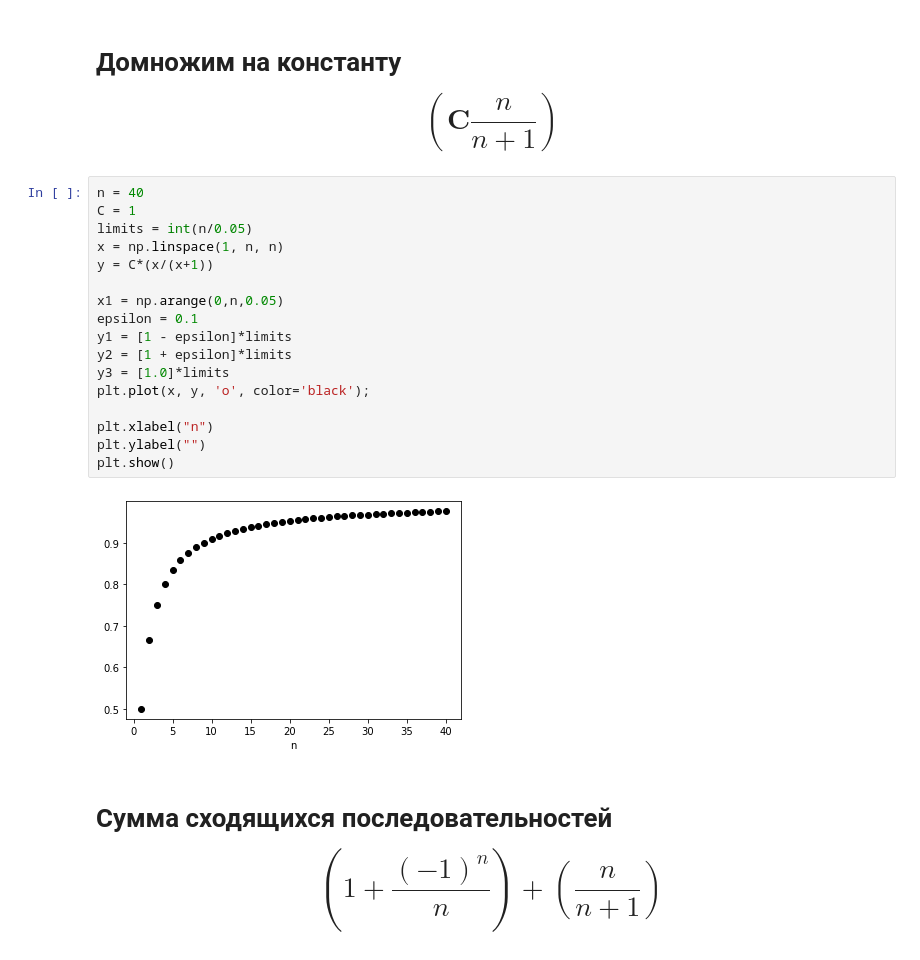
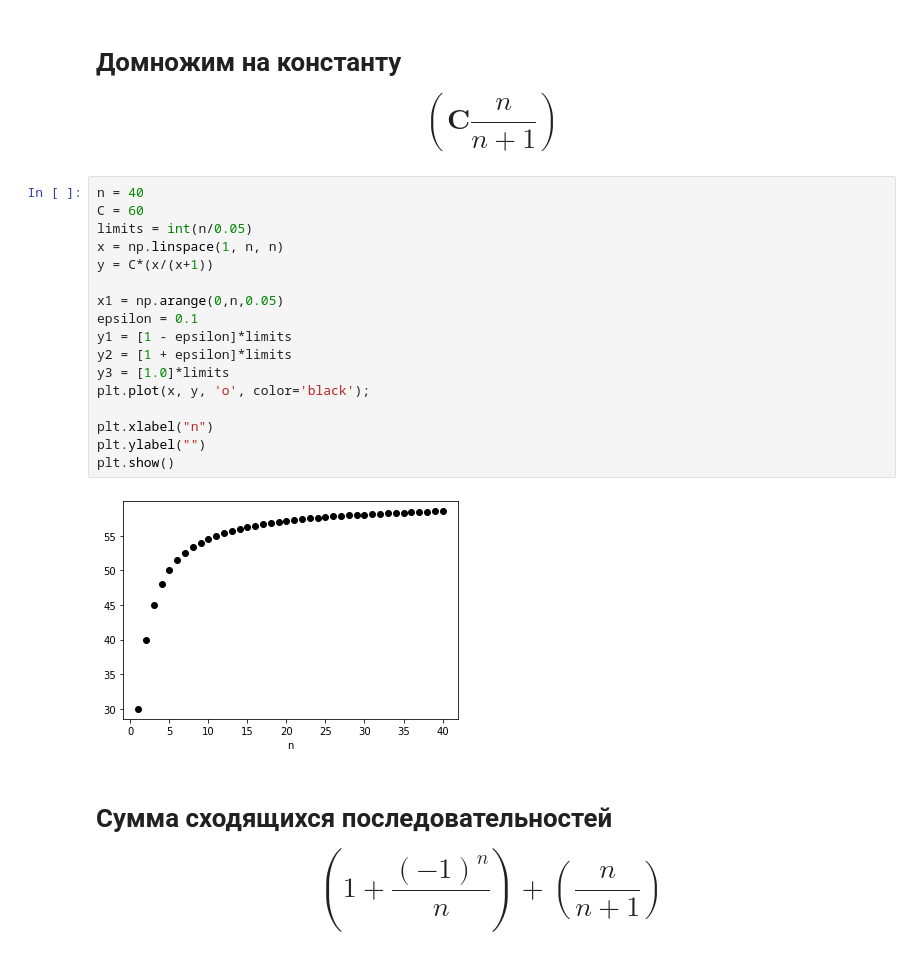
Before and after one commit to ryupepa/Calculus, a Jupyter notebook: math_lecture1-Copy1.ipynb, the cells around one changed output. Cells and saved outputs as stored; diff of their text form.

```diff
--- a/math_lecture1-Copy1.ipynb
+++ b/math_lecture1-Copy1.ipynb
@@ -174,23 +175,23 @@ plt.show()
 # Домножим на константу  $$ \left( \textbf{C} \frac{n}{n+1} \right) $$
 # %%
 n = 40
-C = 1
+C = 60
 limits = int(n/0.05)
 x = np.linspace(1, n, n)
 y = C*(x/(x+1))
 
 x1 = np.arange(0,n,0.05)
 epsilon = 0.1
 y1 = [1 - epsilon]*limits
 y2 = [1 + epsilon]*limits
 y3 = [1.0]*limits
 plt.plot(x, y, 'o', color='black');
 
 plt.xlabel("n")
 plt.ylabel("")
 plt.show()
 # %% [output]
-[figure, old version]
+[figure, new version]
 # %% [markdown]
 # Сумма сходящихся последовательностей $$ \left( 1 + \frac{(-1)^n}{n} \right) + \left( \frac{n}{n+1} \right) $$
 # %%
```
Also changed, not shown: parts of 5 cells of this notebook.
